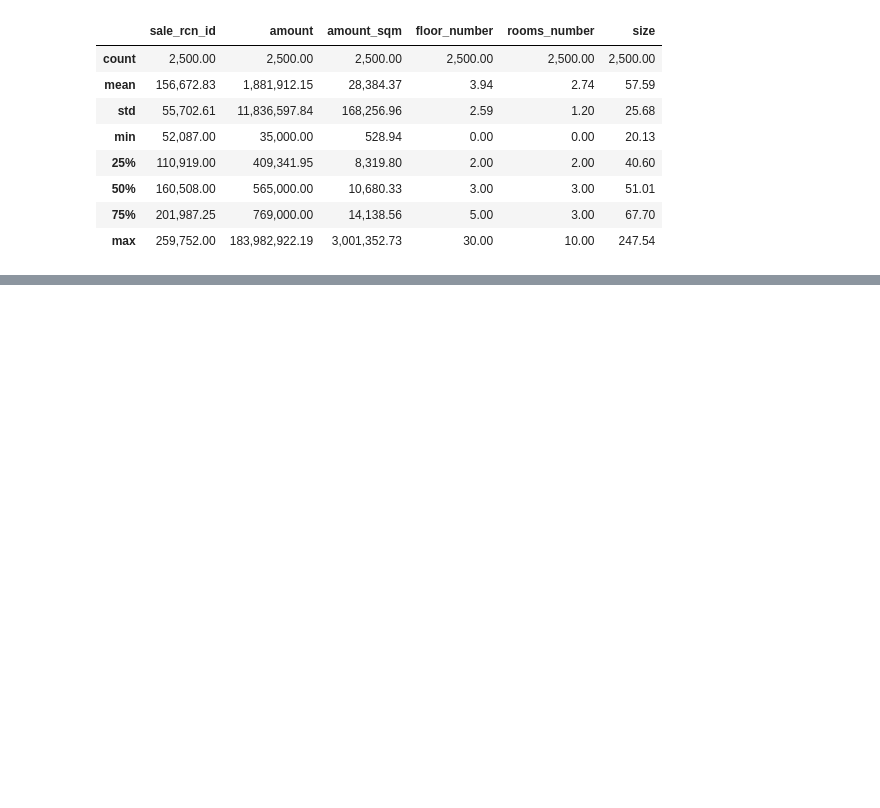
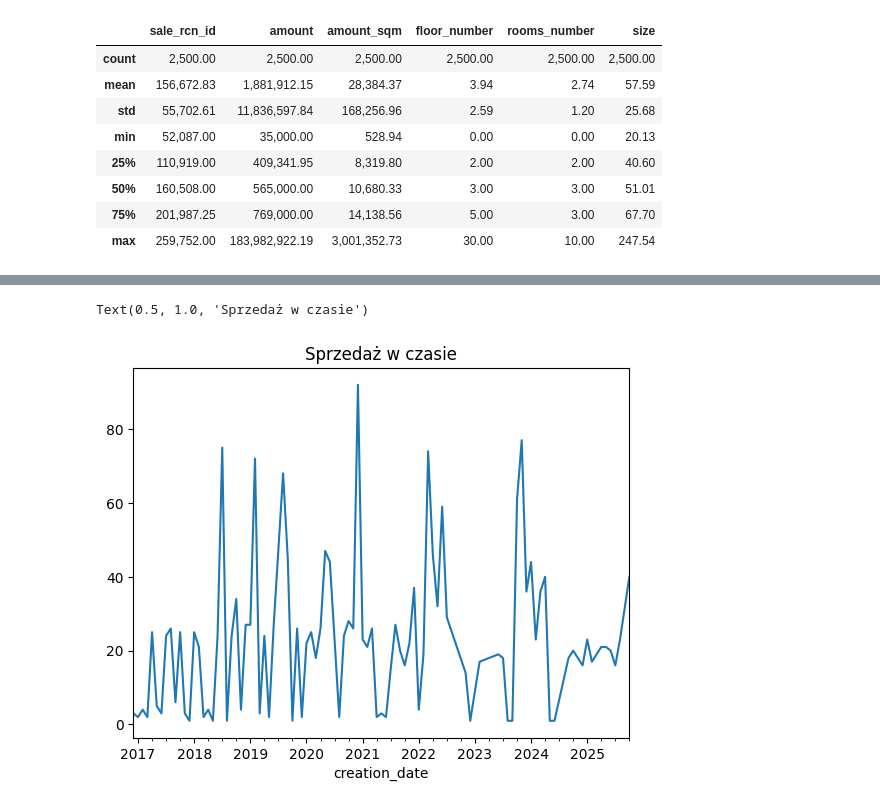
Before and after one commit to dokede/RCN, a Jupyter notebook: rcn.ipynb, the cells around one changed output, grey strips where cells are left out. Cells and saved outputs as stored; diff of their text form; code cells hidden in the pictures; blank space fills up the shorter version.

```diff
--- a/rcn.ipynb
+++ b/rcn.ipynb
@@ -184,0 +199,7 @@ df[df['rooms_number']==0]
+# %%
+df['creation_date'] = pd.to_datetime(df['creation_date'])
+df.groupby(df['creation_date'].dt.to_period('M')).size().plot()
+plt.title('Sprzedaż w czasie')
+# %% [output]
+Text(0.5, 1.0, 'Sprzedaż w czasie')
+[figure, added]
```
Also changed, not shown: parts of 17 cells of this notebook.
